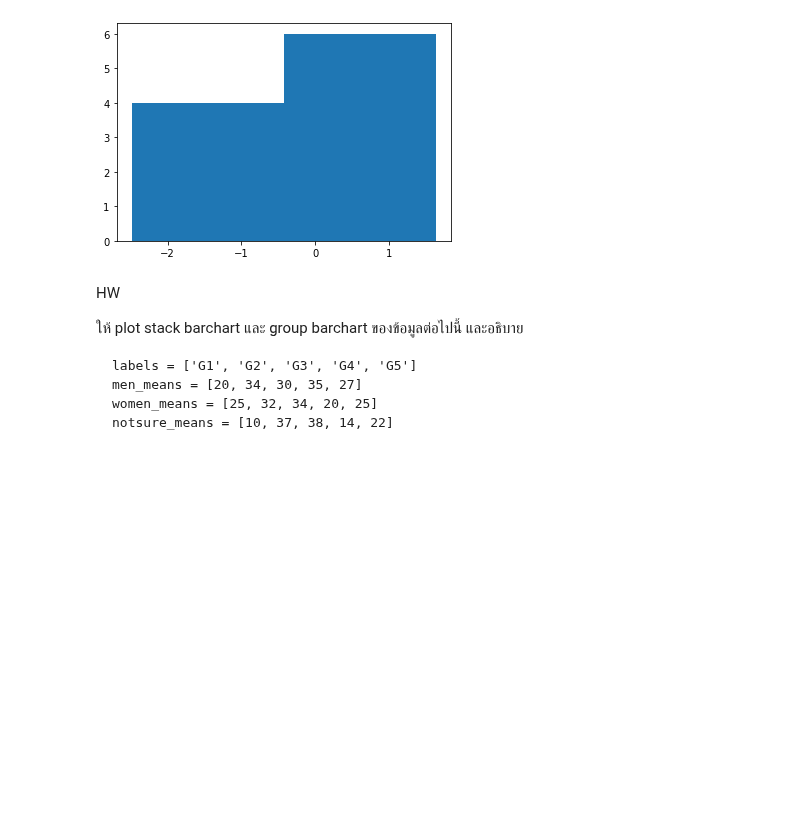
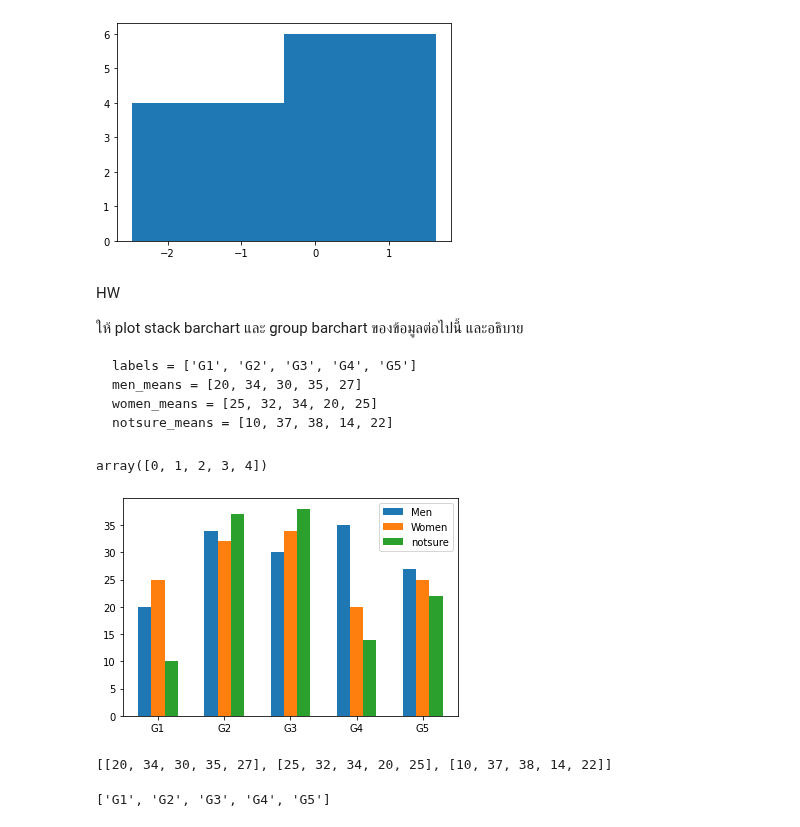
Before and after one commit to Anusarakh/DPDM2021, a Jupyter notebook: Data_102(Chapter_2).ipynb, the cells around one changed output. Cells and saved outputs as stored; diff of their text form; code cells hidden in the pictures; blank space fills up the shorter version.

Commit message:
HW 8 Grouped Barchart

```diff
--- a/Data_102(Chapter_2).ipynb
+++ b/Data_102(Chapter_2).ipynb
@@ -885,0 +889,21 @@ notsure_means = [10, 37, 38, 14, 22]
+# %%
+labels = ['G1', 'G2', 'G3', 'G4', 'G5']
+men_means = [20, 34, 30, 35, 27]
+women_means = [25, 32, 34, 20, 25]
+notsure_means = [10, 37, 38, 14, 22]
+# %%
+x = np.arange(len(labels))  # the label locations
+width = 0.2
+# %%
+x
+# %% [output]
+array([0, 1, 2, 3, 4])
+# %%
+# HW plot group barchart
+rects1 = plt.bar(x - width, men_means, width, label='Men')
+rects2 = plt.bar(x, women_means, width, label='Women')
+rects3 = plt.bar(x + width, notsure_means, width, label='notsure')
+plt.legend()
+plt.xticks(x,labels);
+# %% [output]
+[figure, added]
@@ -885,0 +913,8 @@ notsure_means = [10, 37, 38, 14, 22]
+# %%
+rows
+# %% [output]
+[[20, 34, 30, 35, 27], [25, 32, 34, 20, 25], [10, 37, 38, 14, 22]]
+# %%
+columns
+# %% [output]
+['G1', 'G2', 'G3', 'G4', 'G5']
```
Also changed, not shown: parts of 3 cells of this notebook.
